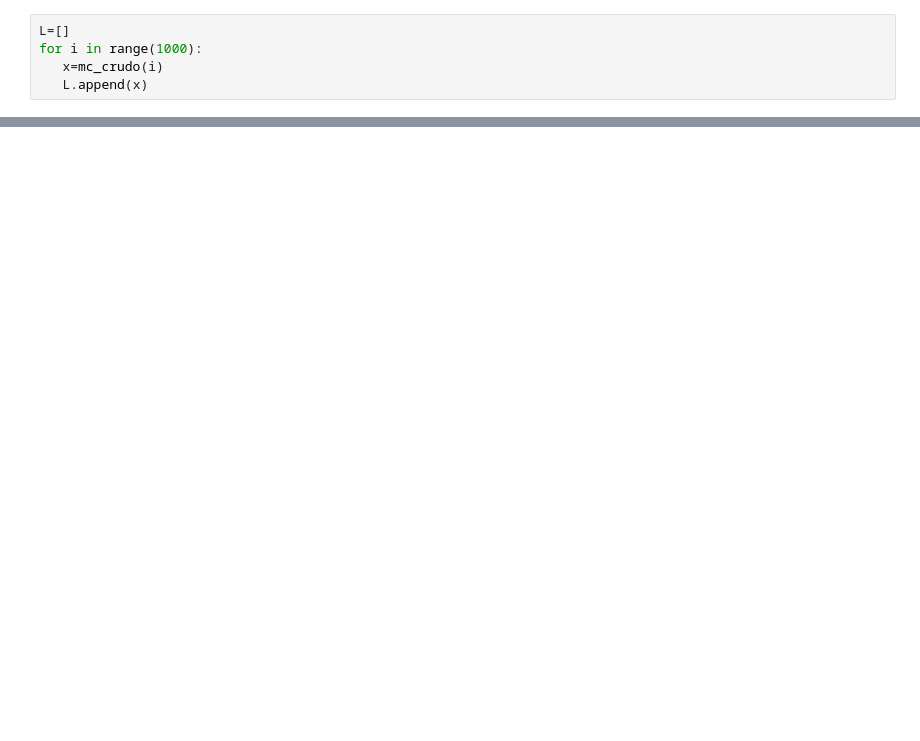
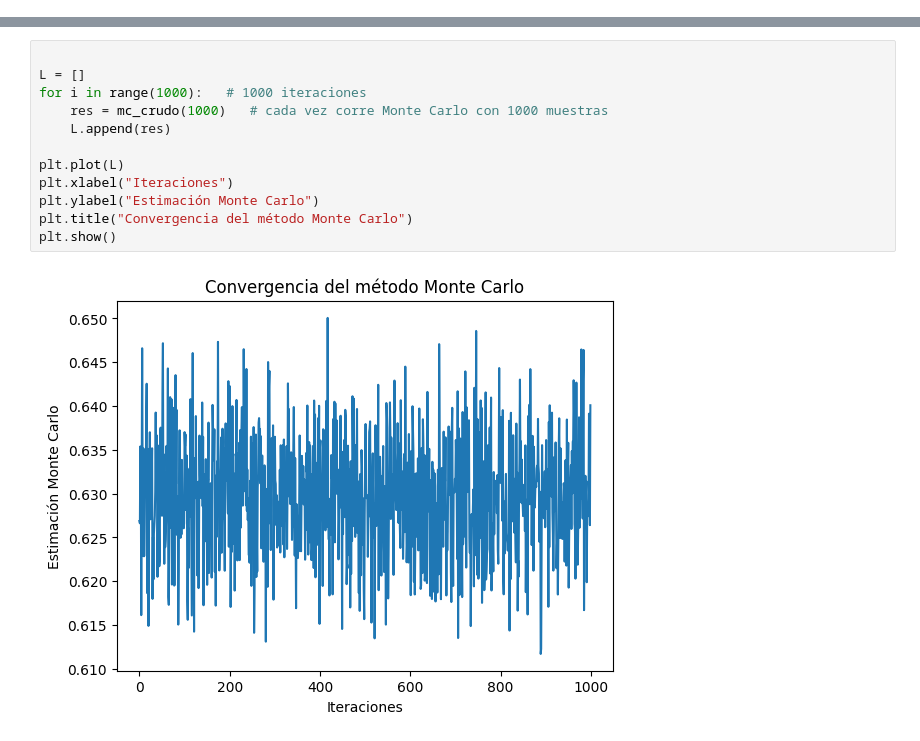
Before and after one commit to jessy235/Simulacion-II, a Jupyter notebook: MC_CRUDO.ipynb, the cells around one changed output, grey strips where cells are left out. Saved outputs shown, nothing was run; the diff lists cells and outputs as text; blank space fills up the shorter version.

```diff
--- a/MC_CRUDO.ipynb
+++ b/MC_CRUDO.ipynb
@@ -17,5 +18,0 @@ def mc_crudo(N):
-# %%
-L=[]
-for i in range(1000):
-   x=mc_crudo(i)
-   L.append(x)
@@ -30,0 +48,14 @@ np.float64(0.6258578418009025)
+# %%
+
+L = []
+for i in range(1000):   # 1000 iteraciones
+    res = mc_crudo(1000)   # cada vez corre Monte Carlo con 1000 muestras
+    L.append(res)
+
+plt.plot(L)
+plt.xlabel("Iteraciones")
+plt.ylabel("Estimación Monte Carlo")
+plt.title("Convergencia del método Monte Carlo")
+plt.show()
+# %% [output]
+[figure, added]
```
Also changed, not shown: parts of 7 cells of this notebook.
